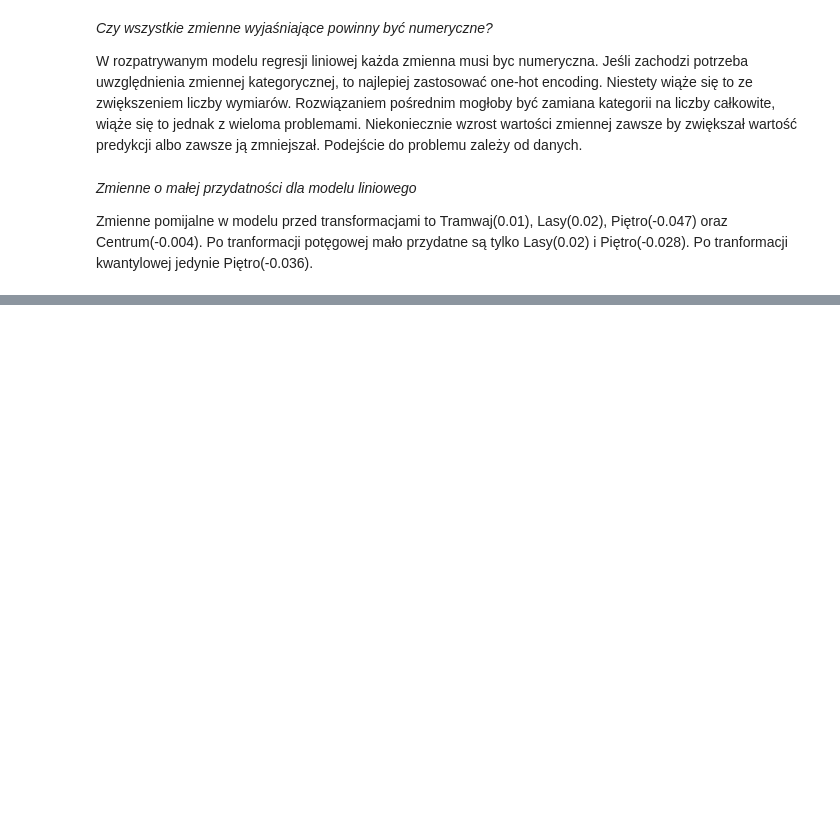
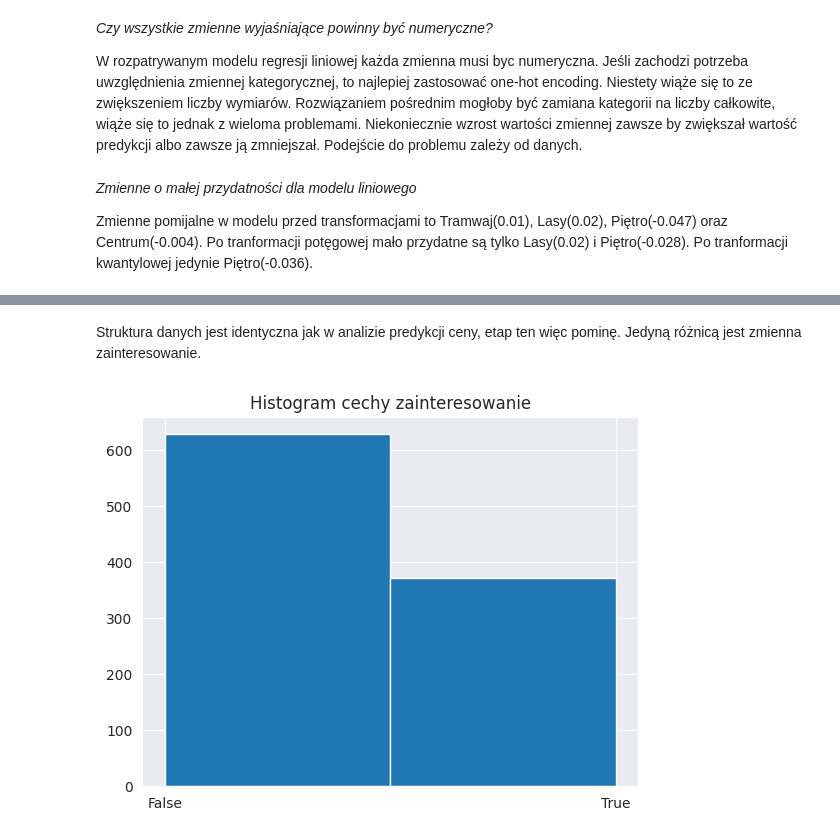
Before and after one commit to jeku001/Interpretacyjne-Uczenie-Maszynowe, a Jupyter notebook: main.ipynb, the cells around one changed output, grey strips where cells are left out. Cells and saved outputs as stored; diff of their text form; code cells hidden in the pictures; blank space fills up the shorter version.

```diff
--- a/main.ipynb
+++ b/main.ipynb
@@ -163,0 +228,2 @@ from sklearn.preprocessing import LabelEncoder
+# %%
+data = pd.read_csv('data/raw_data/zal_hausing.csv')
@@ -163,0 +237,9 @@ from sklearn.preprocessing import LabelEncoder
+# %% [markdown]
+Struktura danych jest identyczna jak w analizie predykcji ceny, etap ten więc pominę. Jedyną różnicą jest zmienna zainteresowanie.
+# %%
+plt.hist(data['zainter'].astype(int), bins=2)
+plt.xticks([0, 1], ['False', 'True'])
+plt.title('Histogram cechy zainteresowanie')
+plt.show()
+# %% [output]
+[figure, added]
```
Also changed, not shown: parts of 18 cells of this notebook, 1 other file.
